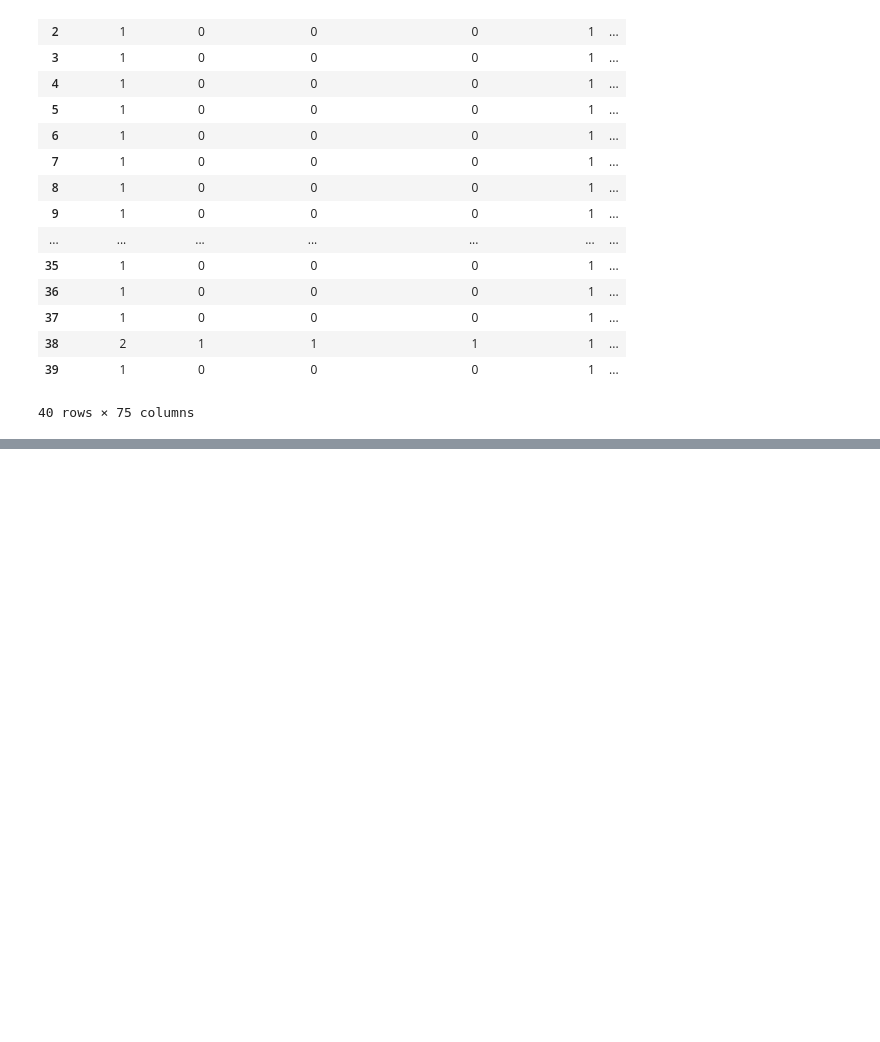
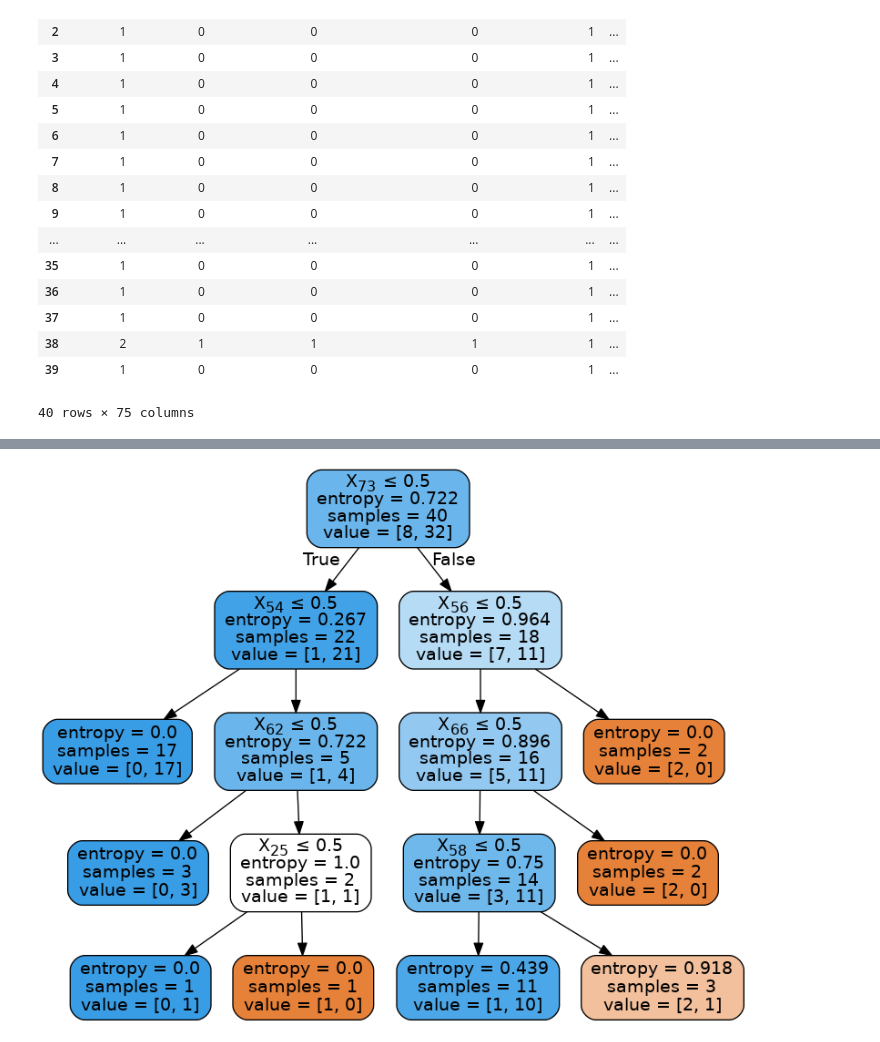
Before and after one commit to marcioaug/mutant-context, a Jupyter notebook: notebooks/Decision Tree.ipynb, the cells around one changed output, grey strips where cells are left out. Cells and saved outputs as stored; diff of their text form; code cells hidden in the pictures; blank space fills up the shorter version.

Commit message:
Decision tree graphic

```diff
--- a/notebooks/Decision Tree.ipynb
+++ b/notebooks/Decision Tree.ipynb
@@ -139,0 +137,16 @@ avg / total       0.96      0.95      0.95        40
+# %%
+from sklearn.externals.six import StringIO
+from IPython.display import Image
+from sklearn.tree import export_graphviz
+import pydotplus
+
+dot_data = StringIO()
+
+export_graphviz(clf, out_file=dot_data,
+                filled=True, rounded=True,
+                special_characters=True)
+graph = pydotplus.graph_from_dot_data(dot_data.getvalue())
+
+Image(graph.create_png())
+# %% [output]
+[figure, added]
```
Also changed, not shown: parts of 2 cells of this notebook, 2 other files.
